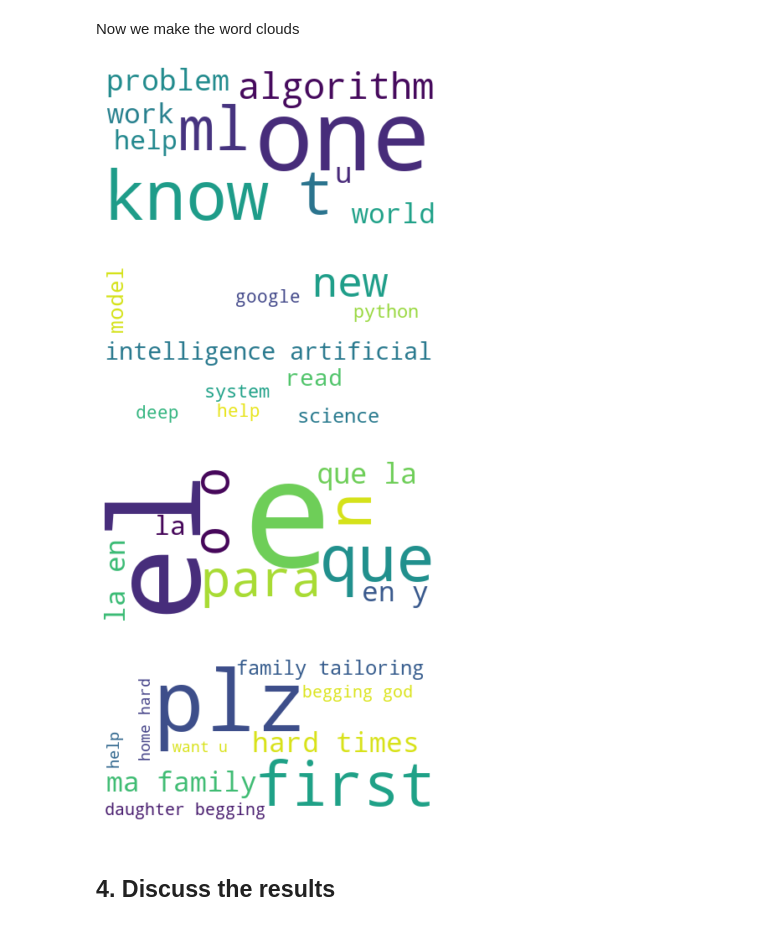
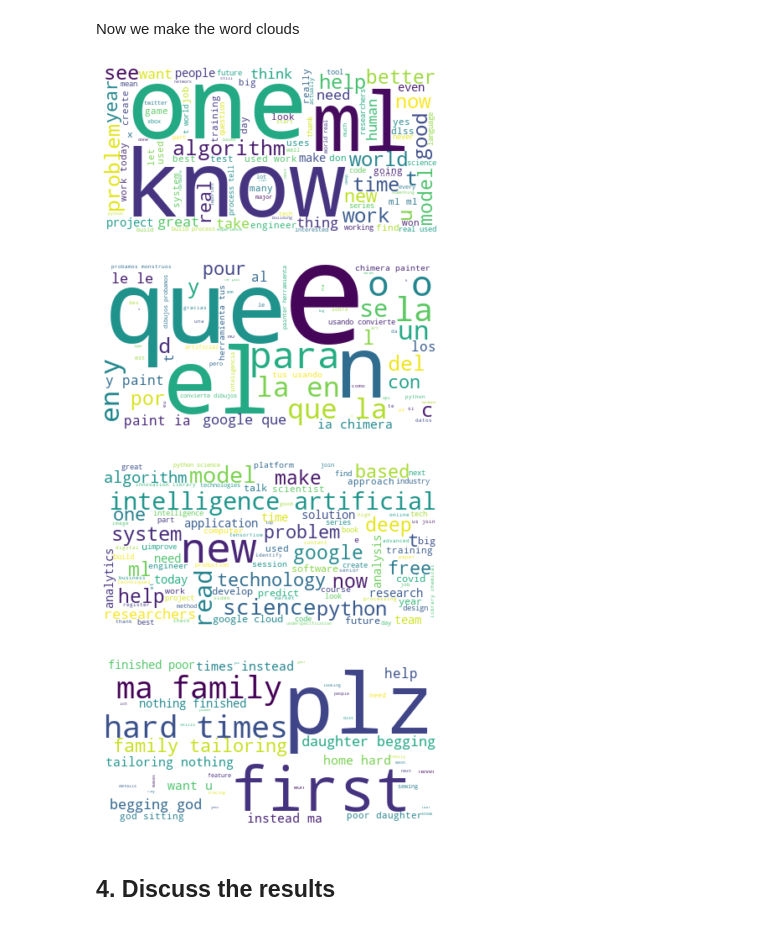
Before and after one commit to arnaud22560/P21_ML_Applications_Twitter_SOM_Clustering_NN_D1, a Jupyter notebook: Tweet Clustering with SOMs.ipynb, the cells around one changed output. Drawn from its saved outputs; the diff is of its cells as text; code cells hidden in the pictures.

```diff
--- a/Tweet Clustering with SOMs.ipynb
+++ b/Tweet Clustering with SOMs.ipynb
@@ -306,18 +310,0 @@ New shape of the training set (nb_examples, vector_size): (2302, 950)
-# %%
-#### Alternative method (more complex)  #########3
-
-nb_words_to_remove = 30
-
-# Store the word index for the 30 most frequent words and the 1000 following words
-words_to_remove_indexes = []
-for i, word in enumerate(sorted(word_count, key=word_count.get, reverse=True)):
-    words_to_remove_indexes.append(word_index[word])
-    if i == nb_words_to_remove:
-        break
-
-# Remove the 30 most common words from the vector array
-train_vectors_reduced = np.delete(train_vectors, words_to_remove_indexes, 1)
-
-print('First tweet: ' + train_tweets[0])
-print('\nNew vector representation of the first tweet:\n' + str(train_vectors_reduced[0]))
-print('\nNew shape of the training set (nb_examples, vector_size): ' + str(train_vectors_reduced.shape))
@@ -412,7 +388,8 @@ for i in range(c1.shape[0]-1):
 # %% [markdown]
 ### 3.3 Cluster
 # %%
-cl = som.cluster(n_clusters=4)
+nb_clusters = 4
+cl = som.cluster(n_clusters=nb_clusters)
 cmap = ["y", "c", "r", "m"]
 cluster_space = som.cluster_labels.reshape(mapsize)
 sns.heatmap(cluster_space, annot=True, cmap=cmap, annot_kws={"c": "k"}, cbar=False)
@@ -501,2 +485,4 @@ print(cluster_wordd)
+# %%
+cluster_words = getClusterWords(train_vectors_reduced)
 # %% [markdown]
 Now we make the word clouds
@@ -506,27 +489,35 @@ from wordcloud import WordCloud, STOPWORDS, ImageColorGenerator
 # %%
 def concatenate(strings_list):
-    #we transform the list of strings into a string
+    """
+    Function to transform a list of
+    strings into a single string
+    """
     text = ""
     for string in strings_list:
         text += string + " "
     return text
 
-def displayWordCloud(text):
-
-    wordcloud = WordCloud(max_words=10, background_color="white").generate(text)
+def displayWordCloud(text, max_words):
+    """
+    Function to display the Word Cloud of a text
+    with a specific maximum of words
+    """
+    wordcloud = WordCloud(max_words=max_words, background_color="white").generate(text)
 
     # Display the generated image:
     plt.imshow(wordcloud, interpolation='bilinear')
     plt.axis("off")
     plt.show()
 # %%
+max_words = 100
+
 for cluster in cluster_words:
     text = concatenate(cluster)
-    displayWordCloud(text)
+    displayWordCloud(text, max_words)
 # %% [output]
-[figure, old version]
+[figure, new version]
-[figure, old version]
+[figure, new version]
-[figure, old version]
+[figure, new version]
-[figure, old version]
+[figure, new version]
 # %% [markdown]
 ## 4. Discuss the results
```
Also changed, not shown: parts of 35 cells of this notebook.
